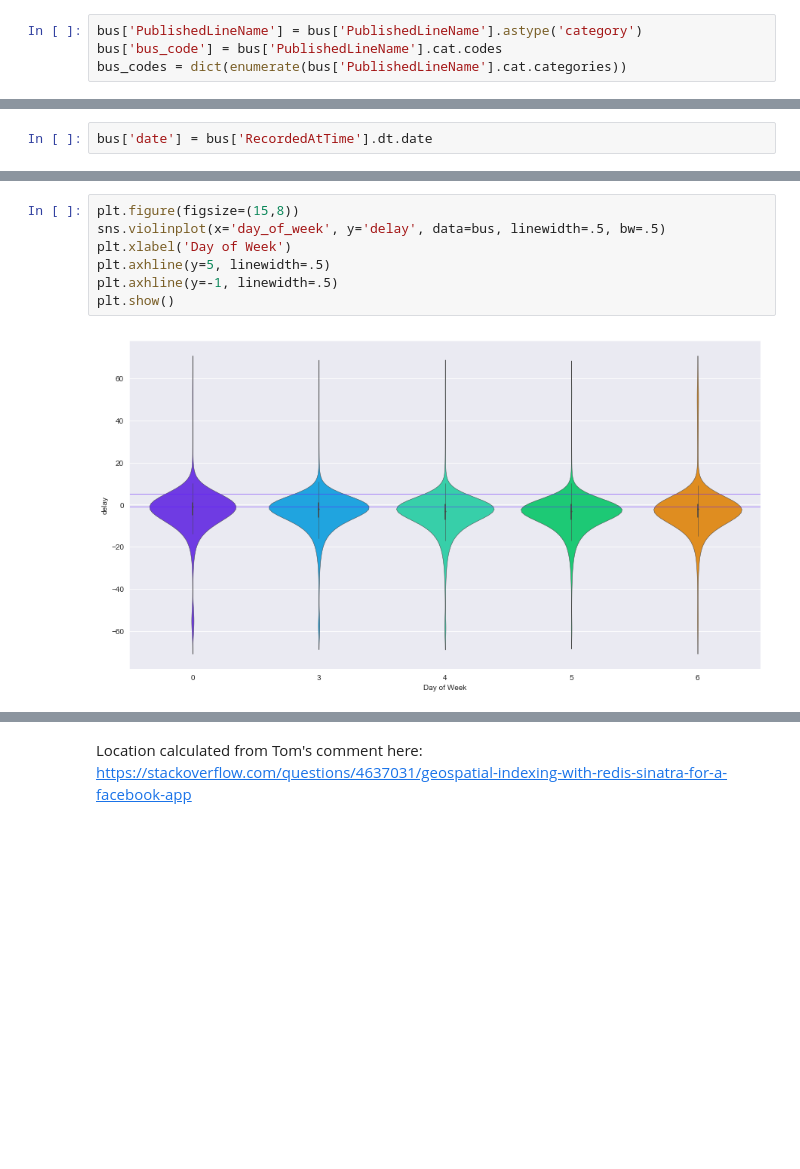
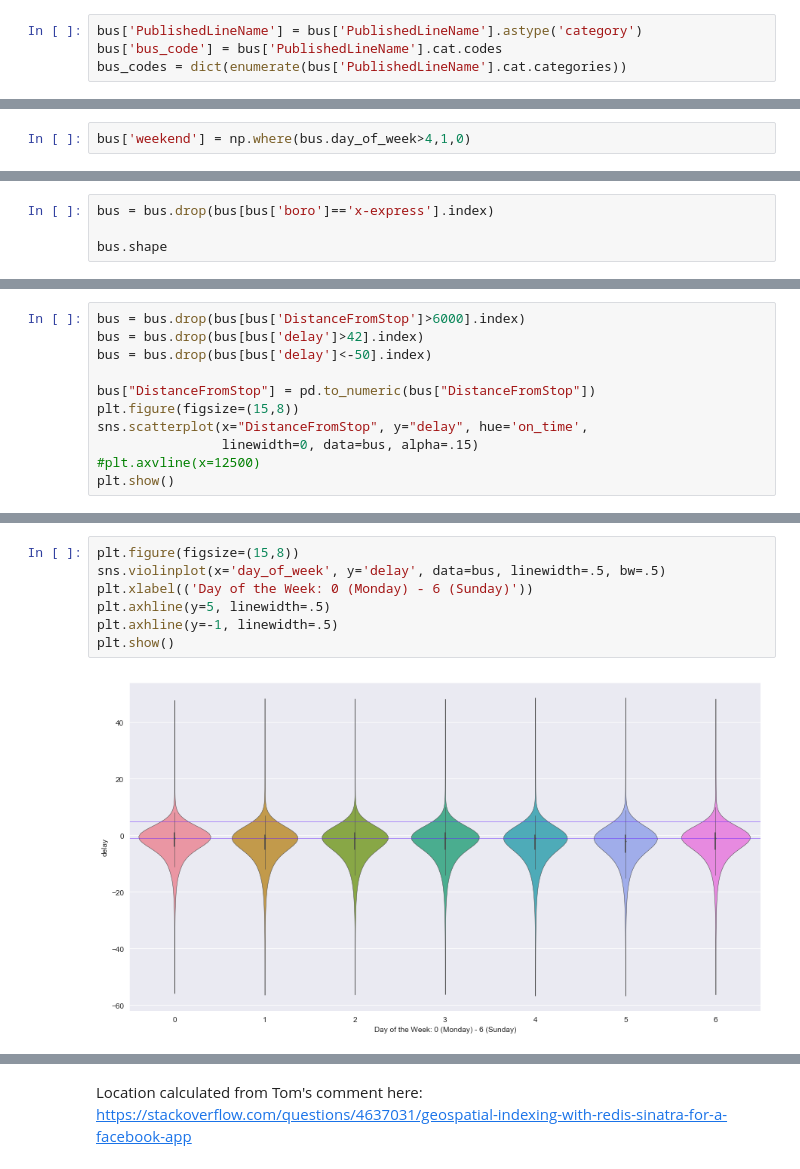
Before and after one commit to tcbriggs981/NYC-Bus-Delays, a Jupyter notebook: unit 03 Capstone.ipynb, the cells around one changed output, grey strips where cells are left out. Drawn from its saved outputs; the diff is of its cells as text; blank space fills up the shorter version.

```diff
--- a/unit 03 Capstone.ipynb
+++ b/unit 03 Capstone.ipynb
@@ -254,2 +399,4 @@ bus_codes = dict(enumerate(bus['PublishedLineName'].cat.categories))
+# %%
+bus['weekend'] = np.where(bus.day_of_week>4,1,0)
 # %%
 plt.figure(figsize=(15,8))
@@ -263,2 +409,0 @@ plt.show()
-# %%
-bus['date'] = bus['RecordedAtTime'].dt.date
@@ -264,0 +422,4 @@ bus['date'] = bus['RecordedAtTime'].dt.date
+# %%
+bus = bus.drop(bus[bus['boro']=='x-express'].index)
+
+bus.shape
@@ -317,0 +496,11 @@ plt.show()
+# %%
+bus = bus.drop(bus[bus['DistanceFromStop']>6000].index)
+bus = bus.drop(bus[bus['delay']>42].index)
+bus = bus.drop(bus[bus['delay']<-50].index)
+
+bus["DistanceFromStop"] = pd.to_numeric(bus["DistanceFromStop"])
+plt.figure(figsize=(15,8))
+sns.scatterplot(x="DistanceFromStop", y="delay", hue='on_time',
+                linewidth=0, data=bus, alpha=.15)
+#plt.axvline(x=12500)
+plt.show()
@@ -318,12 +509,12 @@ plt.show()
 # %%
 plt.figure(figsize=(15,8))
 sns.violinplot(x='day_of_week', y='delay', data=bus, linewidth=.5, bw=.5)
-plt.xlabel('Day of Week')
+plt.xlabel(('Day of the Week: 0 (Monday) - 6 (Sunday)'))
 plt.axhline(y=5, linewidth=.5)
 plt.axhline(y=-1, linewidth=.5)
 plt.show()
 # %% [output]
-[figure, old version]
+[figure, new version]
 # %%
 #seller = mel_raw.groupby('SellerG')['Price'].nunique().sort_values(ascending=False).head(40)
 seller_plt = pd.DataFrame(bus[['PublishedLineName','delay', 'on_time']].groupby('PublishedLineName')['delay'].mean().sort_values(ascending=False))
```
Also changed, not shown: parts of 94 cells of this notebook.
